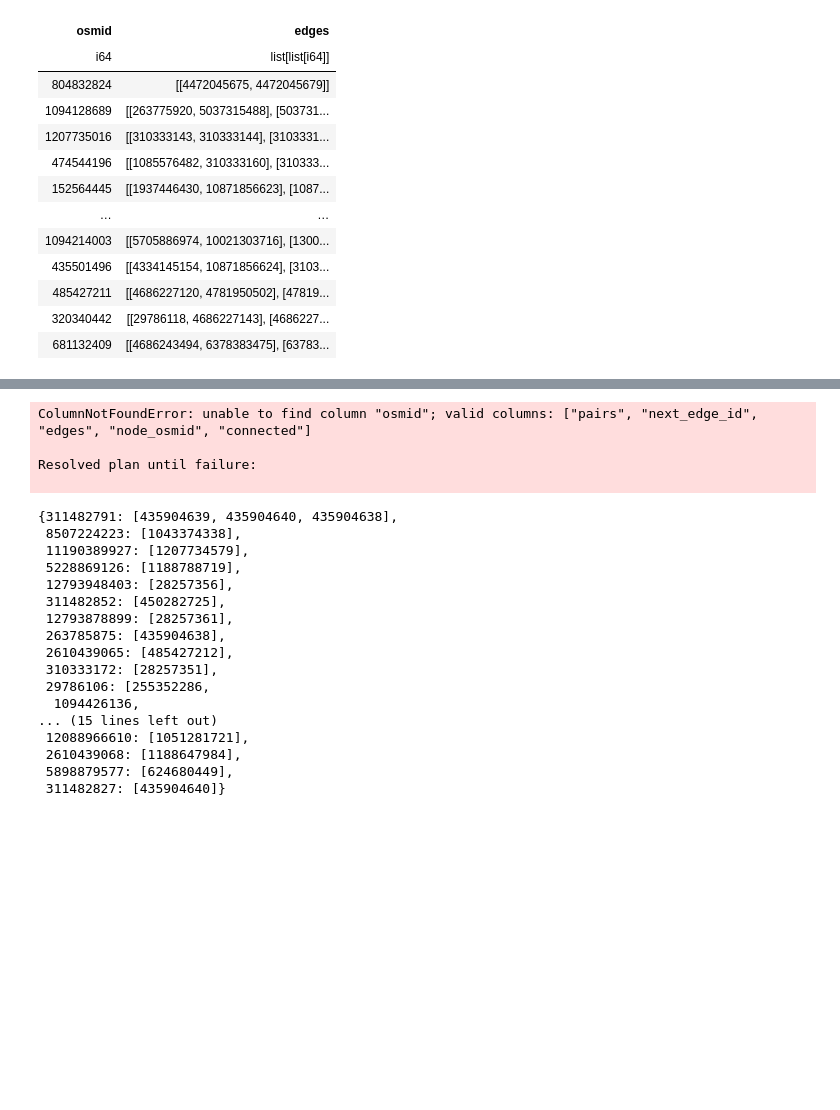
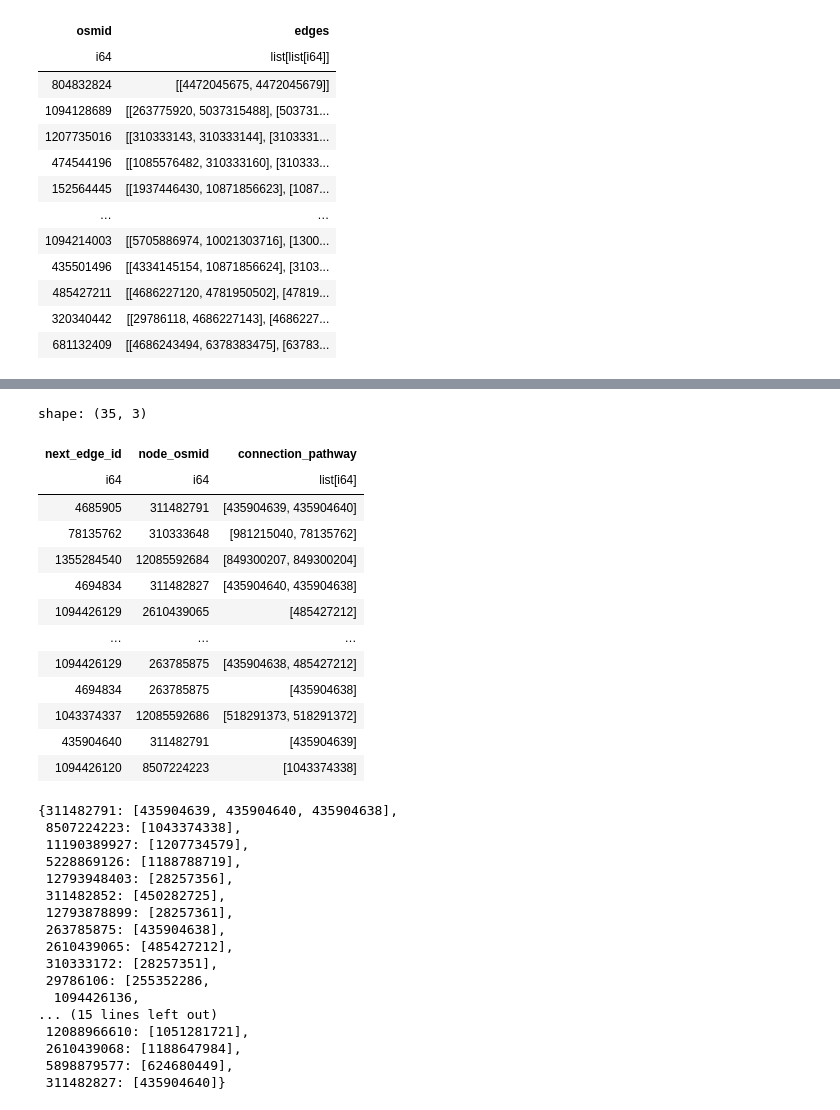
Before and after one commit to JoseEdSouza/map-matching, a Jupyter notebook: resolve_unmapped_nodes.ipynb, the cells around one changed output, grey strips where cells are left out. Drawn from its saved outputs; the diff is of its cells as text; code cells hidden in the pictures; blank space fills up the shorter version.

```diff
--- a/resolve_unmapped_nodes.ipynb
+++ b/resolve_unmapped_nodes.ipynb
@@ -145,7 +145,7 @@ node_filtered_trajectories = node_filtered_trajectories.with_columns(
 
 cleaned_node_filtered_trajectories = node_filtered_trajectories.drop_nulls(pl.col("next_edge_id", "node_osmid"))
 
-# pair step
+# Creates pairs of [next_edge_id, node_osmid] to check for connectivity
 # pairs each node_osmid, which should be an edge_id, with the edge_id (which is being treated as the next_edge_id in the sequence, set in previous algorithm)
 paired_filtered_trajectories = cleaned_node_filtered_trajectories.with_columns(
     pl.concat_list(
@@ -167,58 +167,75 @@ pairs_w_edges = pairs_w_edges.with_columns(
     pl.col("pairs").list.get(0).alias("next_edge_id"),
     pl.col("pairs").list.get(1).alias("node_osmid"),
 )
-
+# Explodes the dataframe so each node of an edge gets its own row
 exploded_pairs = pairs_w_edges.explode("edges")
 exploded_pairs = exploded_pairs.with_columns(
     pl.col("edges").list.contains(pl.col("node_osmid")).alias("connected") # it means one of the nodes of the edge is the node_osmid
 )
 
+# Groups back by pair and checks if *any* of the edge's nodes matched
 # aggregate to get whether there is any connection with the node_osmid and one of the edges
 pairs_w_connectivity_status = exploded_pairs.group_by("pairs").agg(pl.col("connected").any().alias("has_connection"))
 
 # re-join with the original data
 pairs_w_edges = pairs_w_edges.join(pairs_w_connectivity_status, on="pairs", how="left")
+
+# filter out the rows where there is no connection
 disconnected_pairs = pairs_w_edges.filter(pl.col("has_connection").not_()).drop("has_connection")
 
+# for each disconnected node, get its direct neighbors from the graph G
 disconnected_pairs_w_neighbors = disconnected_pairs.with_columns(
     pl.col("node_osmid")
     .map_elements(G.neighbors, return_dtype=pl.List(pl.Int64))
     .alias("node_neighbors")
 )
 
+# identifies the best target node to connect to
 disconnected_pairs_w_target_node = disconnected_pairs_w_neighbors.with_columns(
     [
         pl.struct("edges", "node_neighbors")
         .map_elements(
             lambda x: next(
                 (u for u, v in x["edges"] if u in x["node_neighbors"]), x["edges"][0][0]
             ),
             return_dtype=pl.Int64,
         )
         .alias("node_to_connect")
     ]
 )
 
-unconnected_pairs_w_pathway = disconnected_pairs_w_target_node.with_columns(
+# try to find a connection pathway from the disconnected node to the target node
+disconnected_pairs_w_pathway = disconnected_pairs_w_target_node.with_columns(
     pl.struct("node_osmid", "node_to_connect")
     .map_elements(
         lambda x: ensure_connection(G, x["node_osmid"], x["node_to_connect"]),
         return_dtype=pl.List(pl.Int64),
     )
     .alias("connection_pathway")
 )
 
-unconnected_pairs_w_pathway = unconnected_pairs_w_pathway.filter(
+# filter out the rows where there is no connection pathway
+disconnected_pairs_w_pathway = disconnected_pairs_w_pathway.filter(
     (pl.col("connection_pathway").is_not_null()) & (pl.col("connection_pathway").list.len() > 0)
 )
 
 
-unconnected_pairs_w_pathway.collect()
+disconnected_pairs_w_pathway.select("next_edge_id", "node_osmid", "connection_pathway").collect()
 # %% [output]
-ColumnNotFoundError: unable to find column "osmid"; valid columns: ["pairs", "next_edge_id", "edges", "node_osmid", "connected"]
-
-Resolved plan until failure:
-
+shape: (35, 3)
+| next_edge_id | node_osmid | connection_pathway |
+| i64 | i64 | list[i64] |
+| 4685905 | 311482791 | [435904639, 435904640] |
+| 78135762 | 310333648 | [981215040, 78135762] |
+| 1355284540 | 12085592684 | [849300207, 849300204] |
+| 4694834 | 311482827 | [435904640, 435904638] |
+| 1094426129 | 2610439065 | [485427212] |
+| … | … | … |
+| 1094426129 | 263785875 | [435904638, 485427212] |
+| 4694834 | 263785875 | [435904638] |
+| 1043374337 | 12085592686 | [518291373, 518291372] |
+| 435904640 | 311482791 | [435904639] |
+| 1094426120 | 8507224223 | [1043374338] |
 # %%
 # node_to_path_map =  dict(zip(*node_df.to_dict(as_series=False).values()))
 # node_to_path_map
```
Also changed, not shown: parts of 1 cell of this notebook.
